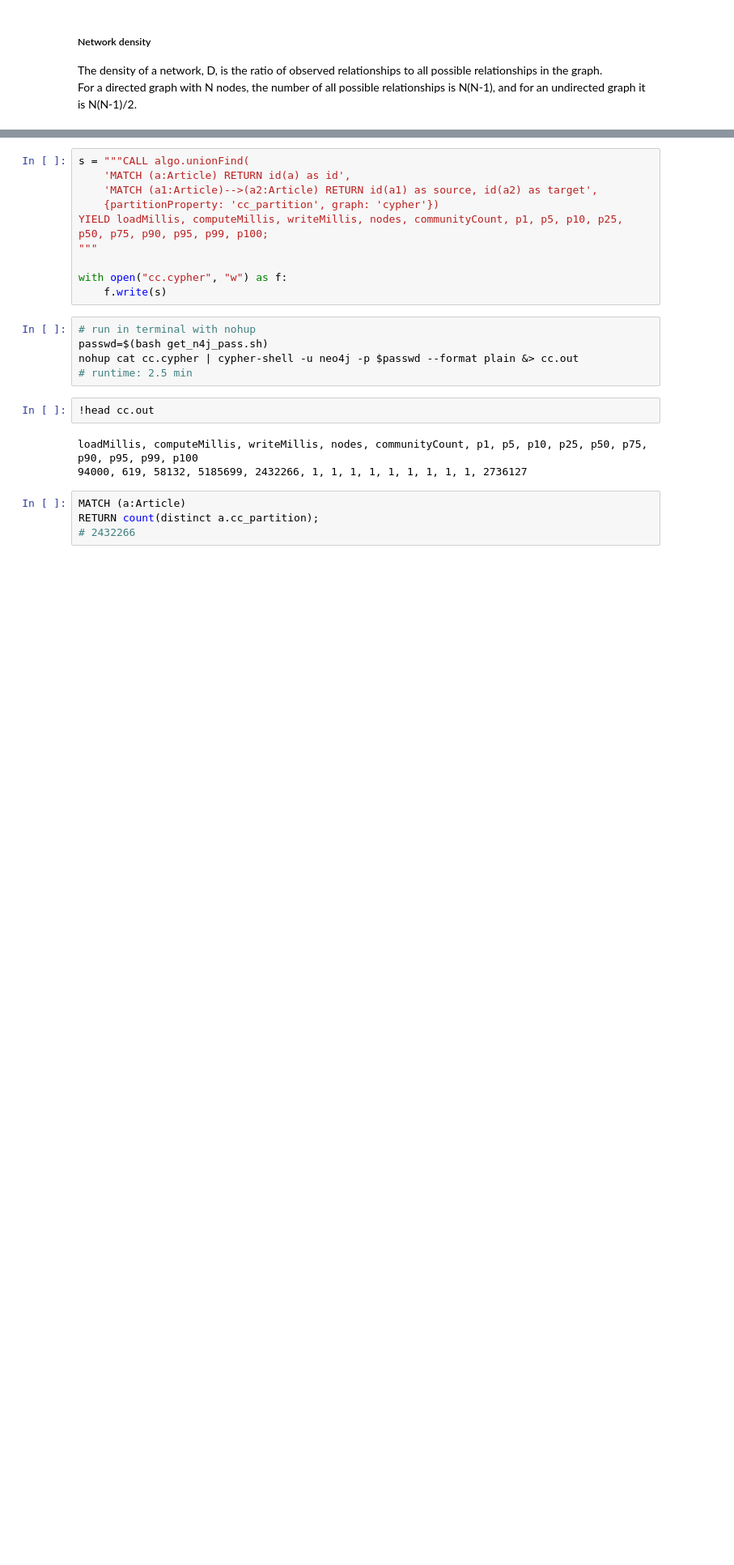
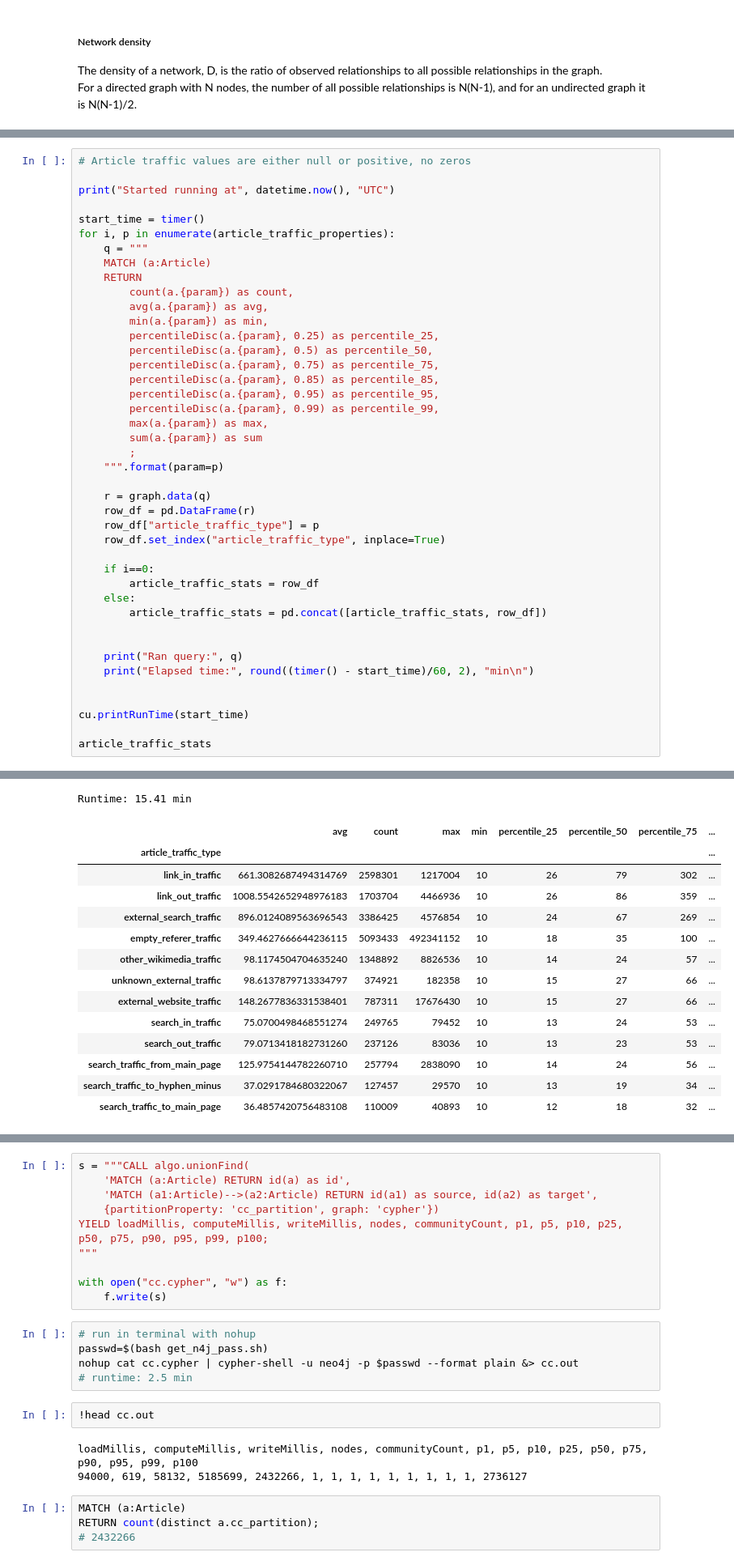
Before and after one commit to 33eyes/wiki-clickstream-graph, a Jupyter notebook: English_Wikipedia_network_analysis_AWS.ipynb, the cells around one changed output, grey strips where cells are left out. Shown at 81% size. Drawn from its saved outputs; the diff is of its cells as text; blank space fills up the shorter version.

```diff
--- a/English_Wikipedia_network_analysis_AWS.ipynb
+++ b/English_Wikipedia_network_analysis_AWS.ipynb
@@ -640,0 +917,43 @@ Runtime: 0.8 min
+# %%
+# Article traffic values are either null or positive, no zeros
+
+print("Started running at", datetime.now(), "UTC")
+
+start_time = timer()
+for i, p in enumerate(article_traffic_properties):
+    q = """
+    MATCH (a:Article)
+    RETURN
+        count(a.{param}) as count,
+        avg(a.{param}) as avg,
+        min(a.{param}) as min,
+        percentileDisc(a.{param}, 0.25) as percentile_25,
+        percentileDisc(a.{param}, 0.5) as percentile_50,
+        percentileDisc(a.{param}, 0.75) as percentile_75,
+        percentileDisc(a.{param}, 0.85) as percentile_85,
+        percentileDisc(a.{param}, 0.95) as percentile_95,
+        percentileDisc(a.{param}, 0.99) as percentile_99,
+        max(a.{param}) as max,
+        sum(a.{param}) as sum
+        ;
+    """.format(param=p)
+
+    r = graph.data(q)
+    row_df = pd.DataFrame(r)
+    row_df["article_traffic_type"] = p
+    row_df.set_index("article_traffic_type", inplace=True)
+
+    if i==0:
+        article_traffic_stats = row_df
+    else:
+        article_traffic_stats = pd.concat([article_traffic_stats, row_df])
+
+
+    print("Ran query:", q)
+    print("Elapsed time:", round((timer() - start_time)/60, 2), "min\n")
+
+
+cu.printRunTime(start_time)
+
+article_traffic_stats
+# %% [output]
@@ -640,0 +978,15 @@ Runtime: 0.8 min
+Runtime: 15.41 min
+|  | avg | count | max | min | percentile_25 | percentile_50 | percentile_75 | ... |
+| article_traffic_type |  |  |  |  |  |  |  | ... |
+| link_in_traffic | 661.3082687494314769 | 2598301 | 1217004 | 10 | 26 | 79 | 302 | ... |
+| link_out_traffic | 1008.5542652948976183 | 1703704 | 4466936 | 10 | 26 | 86 | 359 | ... |
+| external_search_traffic | 896.0124089563696543 | 3386425 | 4576854 | 10 | 24 | 67 | 269 | ... |
+| empty_referer_traffic | 349.4627666644236115 | 5093433 | 492341152 | 10 | 18 | 35 | 100 | ... |
+| other_wikimedia_traffic | 98.1174504704635240 | 1348892 | 8826536 | 10 | 14 | 24 | 57 | ... |
+| unknown_external_traffic | 98.6137879713334797 | 374921 | 182358 | 10 | 15 | 27 | 66 | ... |
+| external_website_traffic | 148.2677836331538401 | 787311 | 17676430 | 10 | 15 | 27 | 66 | ... |
+| search_in_traffic | 75.0700498468551274 | 249765 | 79452 | 10 | 13 | 24 | 53 | ... |
+| search_out_traffic | 79.0713418182731260 | 237126 | 83036 | 10 | 13 | 23 | 53 | ... |
+| search_traffic_from_main_page | 125.9754144782260710 | 257794 | 2838090 | 10 | 14 | 24 | 56 | ... |
+| search_traffic_to_hyphen_minus | 37.0291784680322067 | 127457 | 29570 | 10 | 13 | 19 | 34 | ... |
+| search_traffic_to_main_page | 36.4857420756483108 | 110009 | 40893 | 10 | 12 | 18 | 32 | ... |
```
Also changed, not shown: parts of 72 cells of this notebook, 5 other files.
